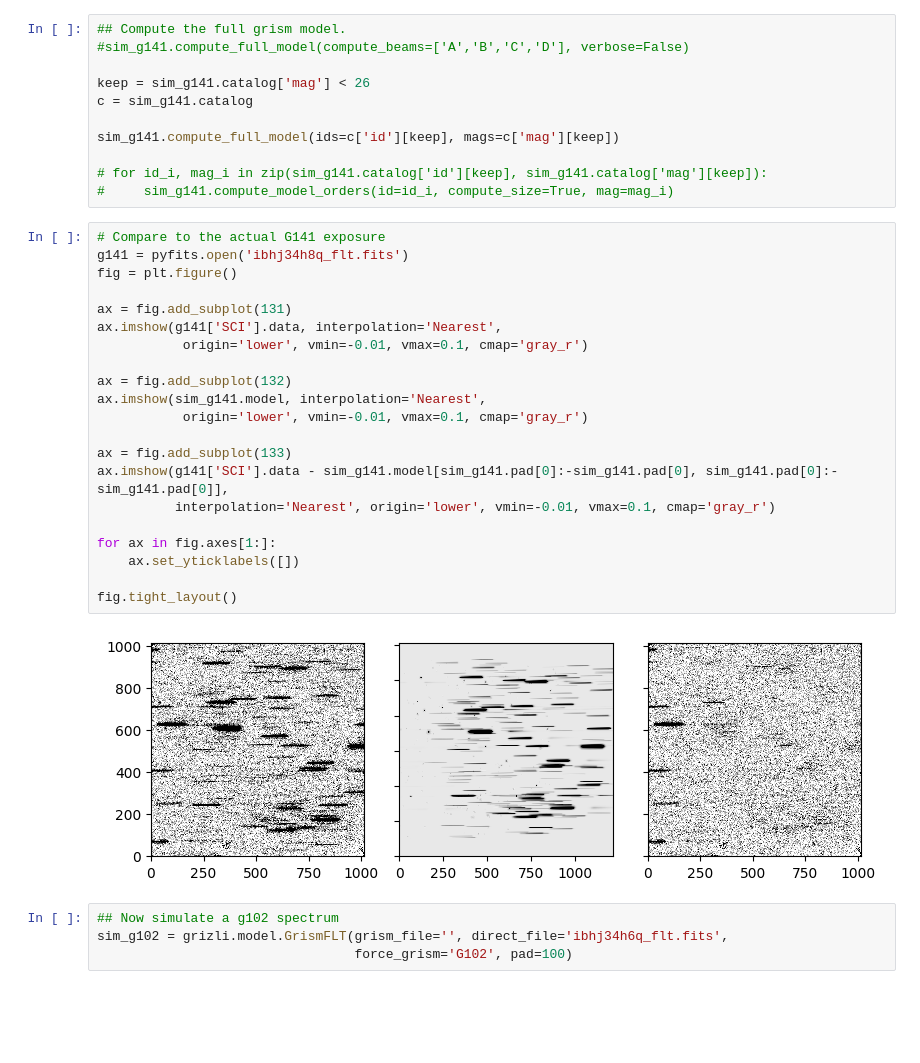
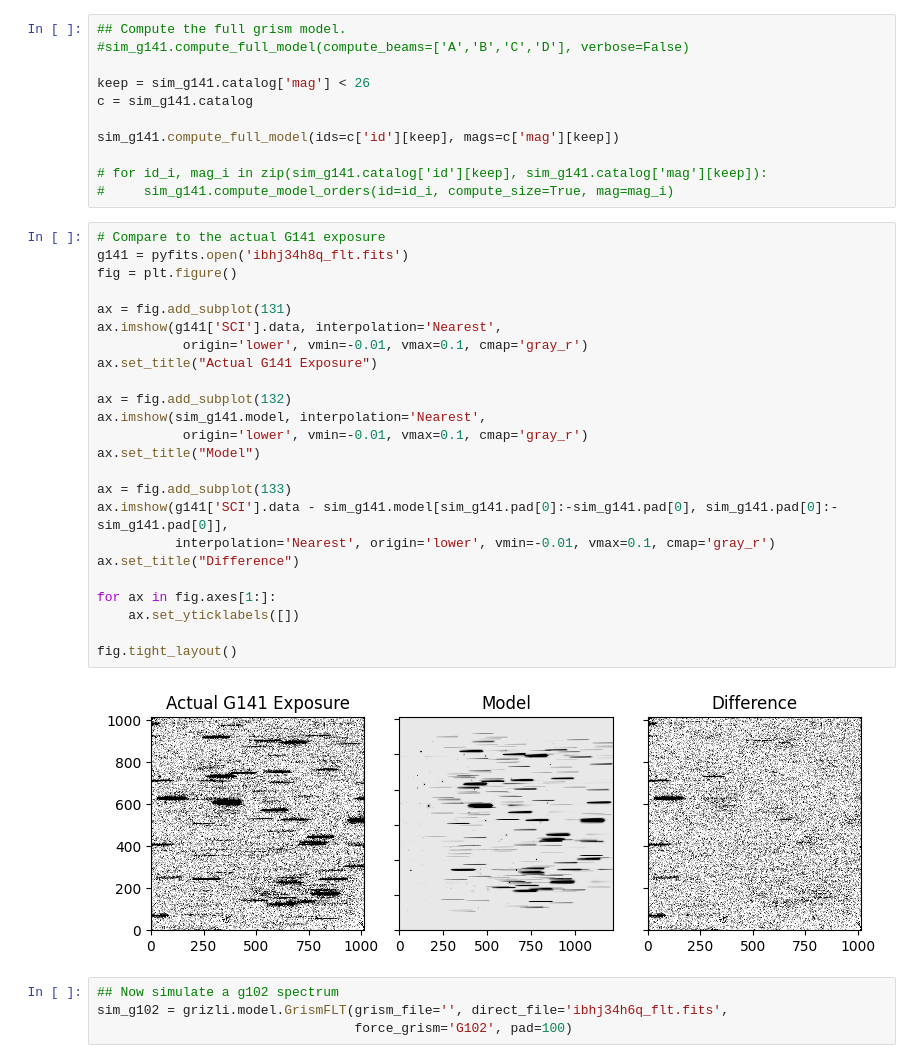
Before and after one commit to keithbuckholz/summer-roman-project, a Jupyter notebook: basic-sim/Basic-Sim.ipynb, the cells around one changed output. Cells and saved outputs as stored; diff of their text form; blank space fills up the shorter version.

```diff
--- a/basic-sim/Basic-Sim.ipynb
+++ b/basic-sim/Basic-Sim.ipynb
@@ -90,26 +93,29 @@ sim_g141.compute_full_model(ids=c['id'][keep], mags=c['mag'][keep])
 # %%
 # Compare to the actual G141 exposure
 g141 = pyfits.open('ibhj34h8q_flt.fits')
 fig = plt.figure()
 
 ax = fig.add_subplot(131)
 ax.imshow(g141['SCI'].data, interpolation='Nearest',
            origin='lower', vmin=-0.01, vmax=0.1, cmap='gray_r')
+ax.set_title("Actual G141 Exposure")
 
 ax = fig.add_subplot(132)
 ax.imshow(sim_g141.model, interpolation='Nearest',
            origin='lower', vmin=-0.01, vmax=0.1, cmap='gray_r')
+ax.set_title("Model")
 
 ax = fig.add_subplot(133)
 ax.imshow(g141['SCI'].data - sim_g141.model[sim_g141.pad[0]:-sim_g141.pad[0], sim_g141.pad[0]:-sim_g141.pad[0]],
           interpolation='Nearest', origin='lower', vmin=-0.01, vmax=0.1, cmap='gray_r')
+ax.set_title("Difference")
 
 for ax in fig.axes[1:]:
     ax.set_yticklabels([])
 
 fig.tight_layout()
 # %% [output]
-[figure, old version]
+[figure, new version]
 # %%
 ## Now simulate a g102 spectrum
 sim_g102 = grizli.model.GrismFLT(grism_file='', direct_file='ibhj34h6q_flt.fits',
```
Also changed, not shown: parts of 6 cells of this notebook.
